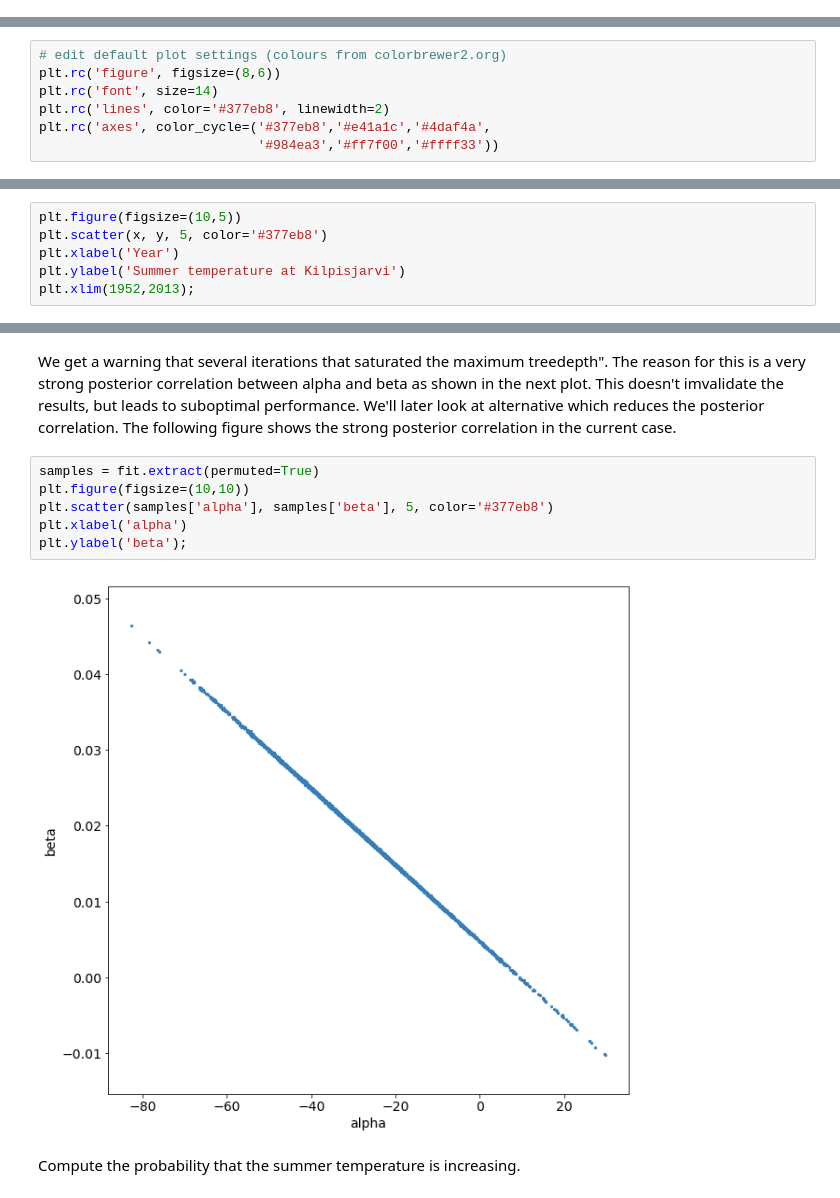
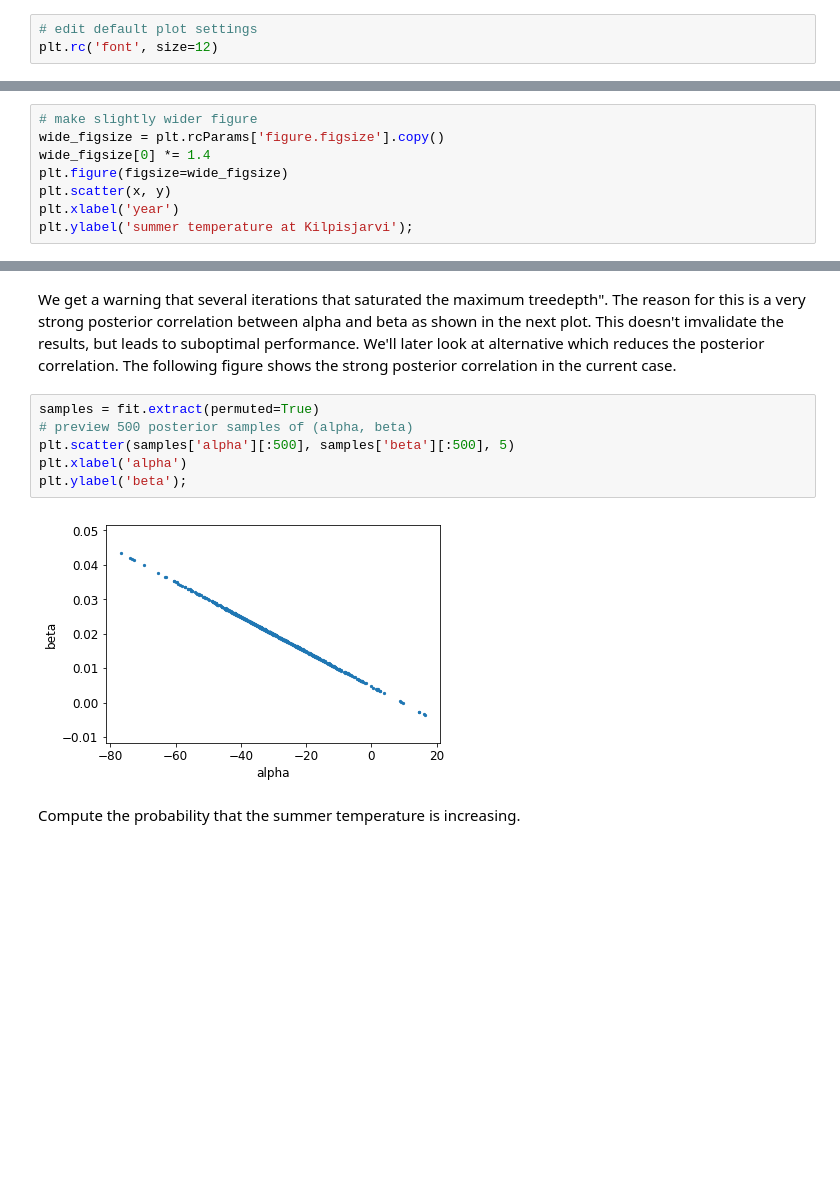
Before and after one commit to avehtari/BDA_py_demos, a Jupyter notebook: demos_pystan/pystan_demo.ipynb, the cells around one changed output, grey strips where cells are left out. Cells and saved outputs as stored; diff of their text form; blank space fills up the shorter version.

```diff
--- a/demos_pystan/pystan_demo.ipynb
+++ b/demos_pystan/pystan_demo.ipynb
@@ -16,15 +18,11 @@ import pystan
 import matplotlib.pyplot as plt
+# %%
+# edit default plot settings
+plt.rc('font', size=12)
 # %% [markdown]
 We also import some utilities by Michael Betancourt and introduced in [PyStan workflow case study](http://mc-stan.org/users/documentation/case-studies/pystan_workflow.html)
 # %%
 import stan_utility
-# %%
-# edit default plot settings (colours from colorbrewer2.org)
-plt.rc('figure', figsize=(8,6))
-plt.rc('font', size=14)
-plt.rc('lines', color='#377eb8', linewidth=2)
-plt.rc('axes', color_cycle=('#377eb8','#e41a1c','#4daf4a',
-                            '#984ea3','#ff7f00','#ffff33'))
 # %% [markdown]
 ## Bernoulli model
 
@@ -175,9 +177,11 @@ xpred = 2016
 # %% [markdown]
 Plot the data
 # %%
-plt.figure(figsize=(10,5))
-plt.scatter(x, y, 5, color='#377eb8')
-plt.xlabel('Year')
-plt.ylabel('Summer temperature at Kilpisjarvi')
-plt.xlim(1952,2013);
+# make slightly wider figure
+wide_figsize = plt.rcParams['figure.figsize'].copy()
+wide_figsize[0] *= 1.4
+plt.figure(figsize=wide_figsize)
+plt.scatter(x, y)
+plt.xlabel('year')
+plt.ylabel('summer temperature at Kilpisjarvi');
 # %% [output]
@@ -267,12 +270,12 @@ Run again with max_depth set to a larger value to avoid saturation
 We get a warning that several iterations that saturated the maximum treedepth". The reason for this is a very strong posterior correlation between alpha and beta as shown in the next plot. This doesn't imvalidate the results, but leads to suboptimal performance. We'll later look at alternative which reduces the posterior correlation. The following figure shows the strong posterior correlation in the current case.
 # %%
 samples = fit.extract(permuted=True)
-plt.figure(figsize=(10,10))
-plt.scatter(samples['alpha'], samples['beta'], 5, color='#377eb8')
+# preview 500 posterior samples of (alpha, beta)
+plt.scatter(samples['alpha'][:500], samples['beta'][:500], 5)
 plt.xlabel('alpha')
 plt.ylabel('beta');
 # %% [output]
-[figure, old version]
+[figure, new version]
 # %% [markdown]
 Compute the probability that the summer temperature is increasing.
 # %%
```
Also changed, not shown: parts of 65 cells of this notebook.
